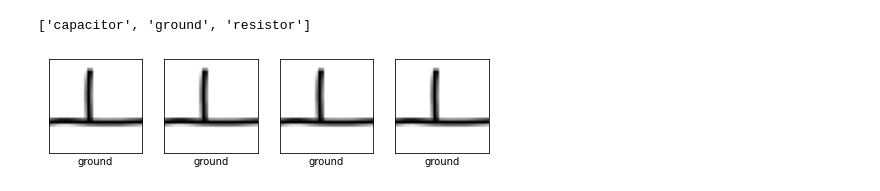
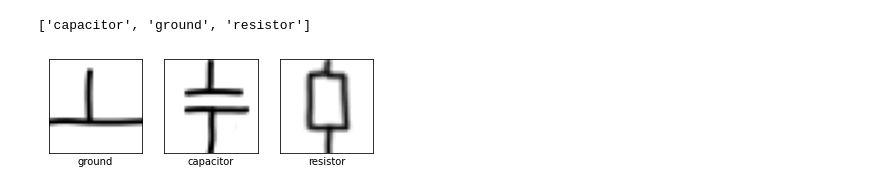
Before and after one commit to Chris022/smarter-circuits, a Jupyter notebook: dev/componentRecognition.ipynb, the cells around one changed output. Drawn from its saved outputs; the diff is of its cells as text; code cells hidden in the pictures.

```diff
--- a/dev/componentRecognition.ipynb
+++ b/dev/componentRecognition.ipynb
@@ -9,6 +10,7 @@ import os
 import random
 # %%
 def convertImg(image, size=(32,32)):
+    image = cv2.resize(image, size, interpolation=cv2.INTER_AREA)
     converted = np.zeros(shape=(size[0], size[1], 1))
     for y in range(0, len(image)):
         for x in range(0, len(image[y])):
@@ -58,18 +60,18 @@ test_labels = np.asarray(test_labels)
 ['capacitor', 'ground', 'resistor']
 # %%
 plt.figure(figsize=(10,10))
-for i in range(4):
+for i in range(3):
     plt.subplot(5,5,i+1)
     plt.xticks([])
     plt.yticks([])
     plt.grid(False)
     plt.imshow(train_images[i], cmap='gray')
     # The CIFAR labels happen to be arrays,
     # which is why you need the extra index
     plt.xlabel(class_names[train_labels[i][0]])
 plt.show()
 # %% [output]
-[figure, old version]
+[figure, new version]
 # %%
 model = models.Sequential()
 model.add(layers.Conv2D(32, (3, 3), activation='relu', input_shape=(32, 32, 1)))
```
Also changed, not shown: parts of 7 cells of this notebook, 7 other files.
